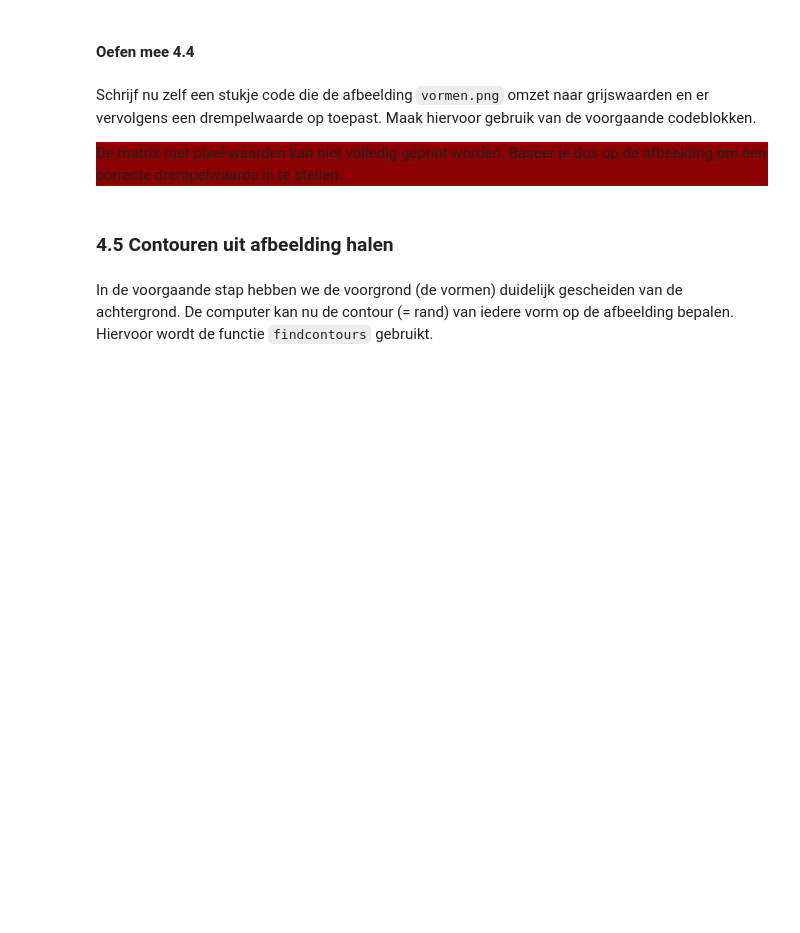
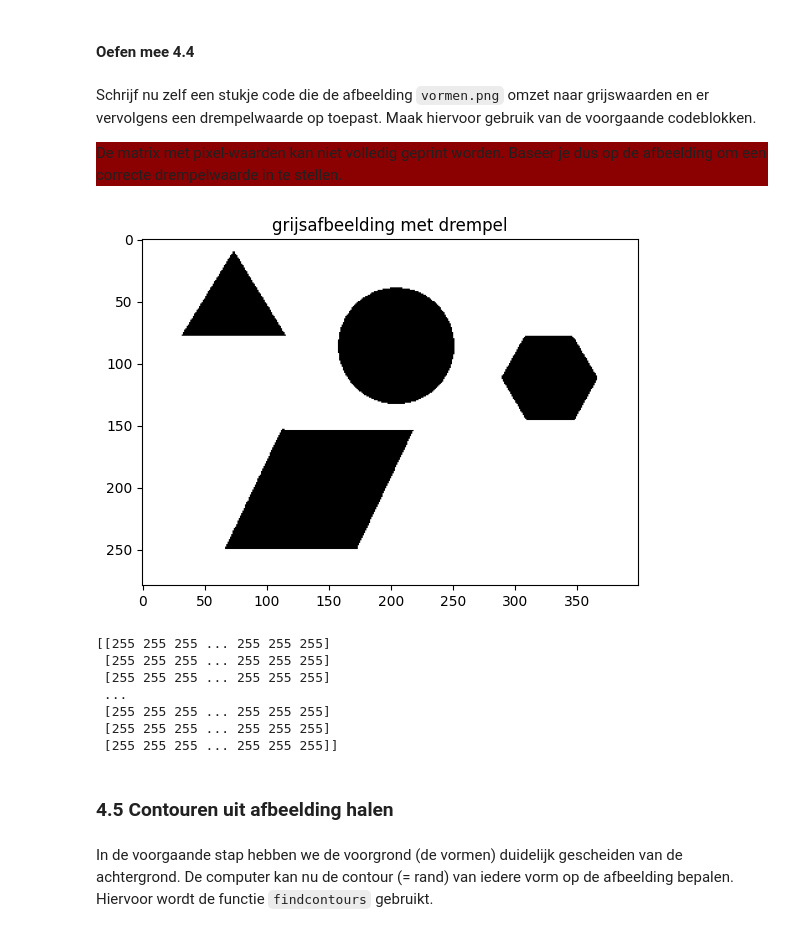
Before and after one commit to laurensjoosten/6ICT_PROG_2025_2026, a Jupyter notebook: hfst_5 AI/objectdetectie/1_vormdetectie.ipynb, the cells around one changed output. Drawn from its saved outputs; the diff is of its cells as text; code cells hidden in the pictures; blank space fills up the shorter version.

```diff
--- a/hfst_5 AI/objectdetectie/1_vormdetectie.ipynb
+++ b/hfst_5 AI/objectdetectie/1_vormdetectie.ipynb
@@ -269,6 +361,26 @@ De matrix met pixel-waarden kan niet volledig geprint worden. Baseer je dus op d
 </div>
 # %%
 # pad naar vormen.png: r"../_afbeeldingen/vormen.png"
+# Afbeelding inladen (met grijswaarden).
+afbeelding = cv2.imread(r"../_afbeeldingen/vormen.png")
+afbeelding_grijs = cv2.cvtColor(afbeelding, cv2.COLOR_BGR2GRAY)
+
+# Drempel gebruiken om driehoek & achtergrond volledig te scheiden.
+# Alle pixels kleiner dan 127 worden 0, groter dan 127 worden 255.
+_, afbeelding_drempel = cv2.threshold(afbeelding_grijs, 127, 255, cv2.THRESH_BINARY)
+
+# Afbeelding & pixelwaarden tonen.
+plt_imshow("grijsafbeelding met drempel", afbeelding_drempel)
+print(afbeelding_drempel)
+# %% [output]
+[figure, added]
+[[255 255 255 ... 255 255 255]
+ [255 255 255 ... 255 255 255]
+ [255 255 255 ... 255 255 255]
+ ...
+ [255 255 255 ... 255 255 255]
+ [255 255 255 ... 255 255 255]
+ [255 255 255 ... 255 255 255]]
 # %% [markdown]
 ### 4.5 Contouren uit afbeelding halen
 # %% [markdown]
```
Also changed, not shown: parts of 18 cells of this notebook, 19 other files.
